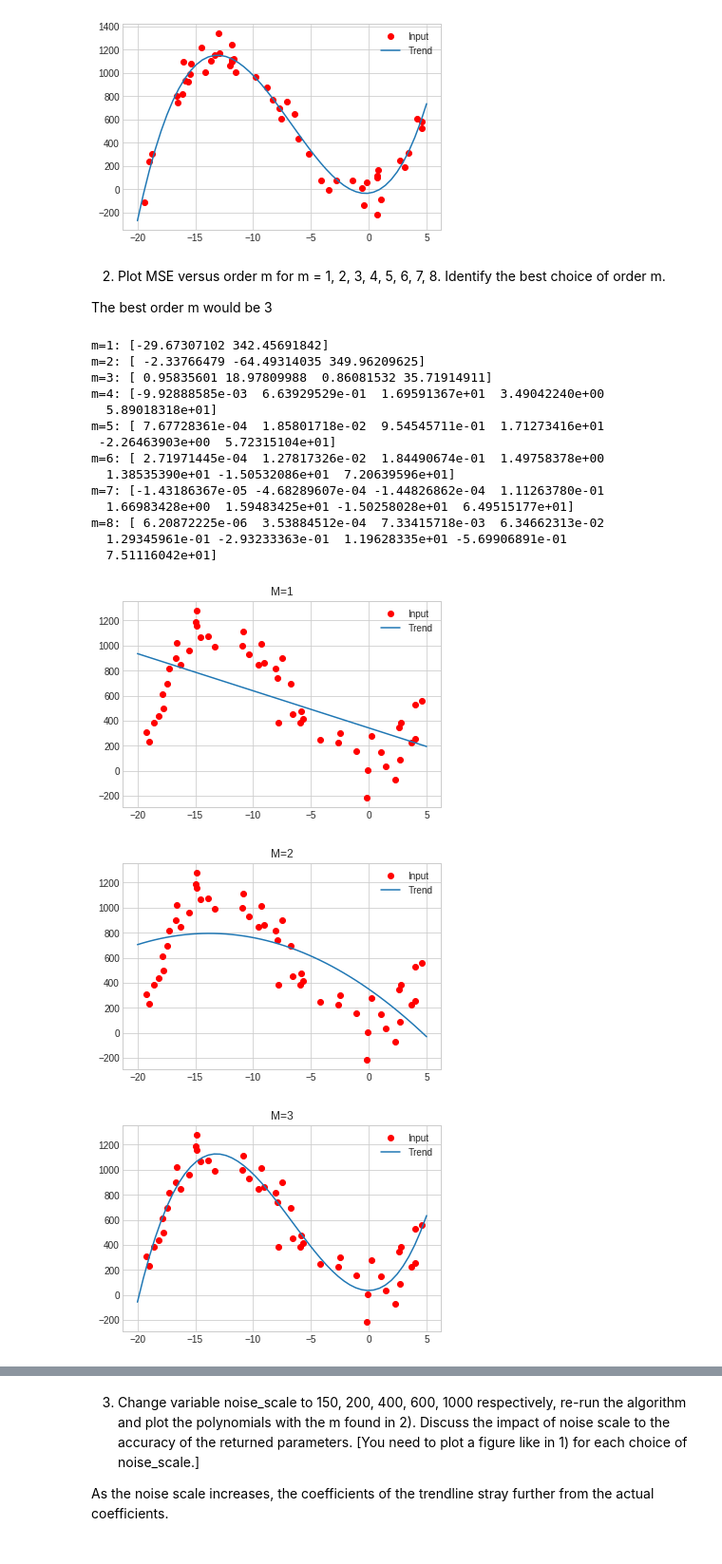
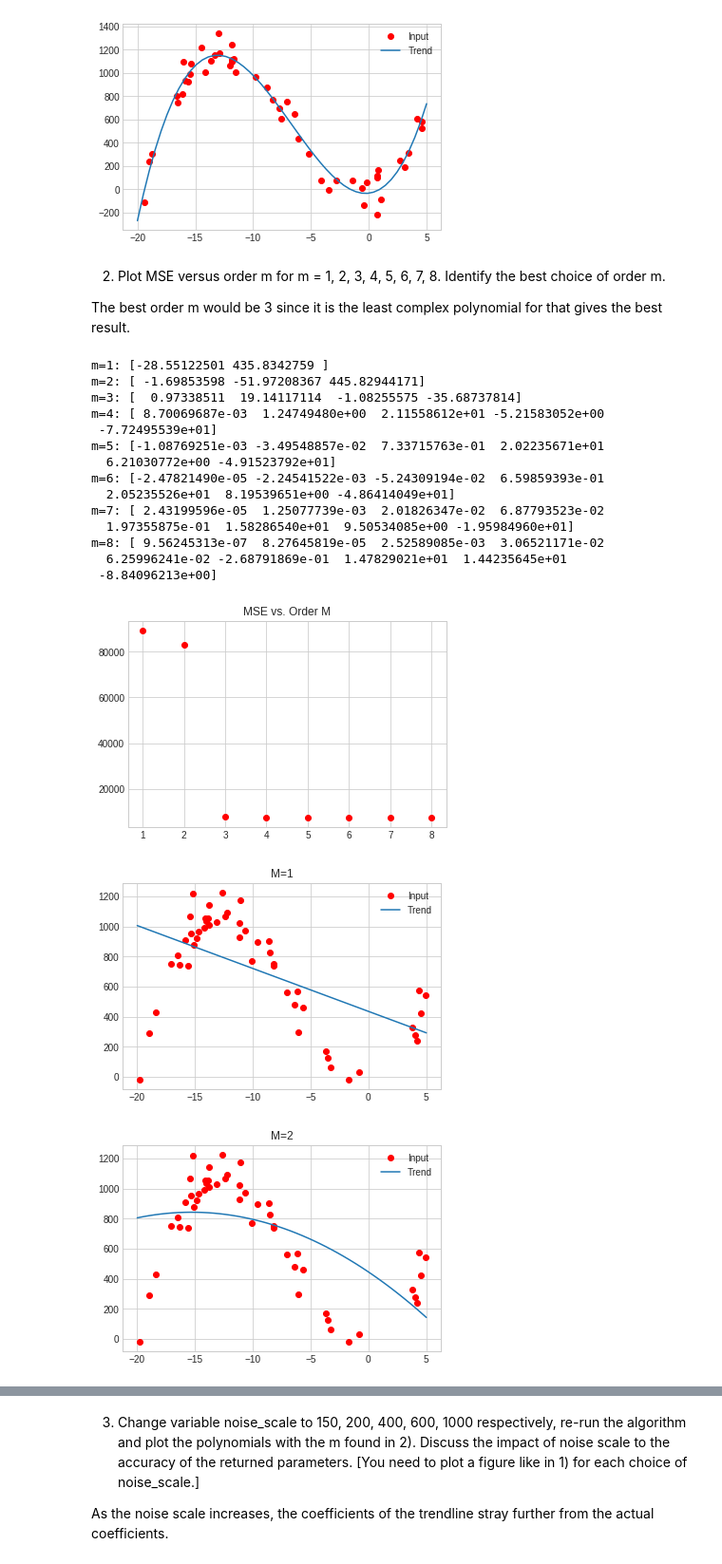
Before and after one commit to zildj/CPE695-Applied-Machine-Learning, a Jupyter notebook: HW1.ipynb, the cells around one changed output, grey strips where cells are left out. Shown at 95% size. Saved outputs shown, nothing was run; the diff lists cells and outputs as text; code cells hidden in the pictures.

```diff
--- a/HW1.ipynb
+++ b/HW1.ipynb
@@ -30,46 +30,51 @@ plt.legend()
 # %% [markdown]
 2) Plot MSE versus order m for m = 1, 2, 3, 4, 5, 6, 7, 8. Identify the best choice of order m.
 
-The best order m would be 3
+The best order m would be 3 since it is the least complex polynomial for that gives the best result.
 # %%
 import matplotlib.pyplot as plt
 import matplotlib
 plt.style.use('seaborn-whitegrid')
 import numpy as np
 
 noise_scale = 100
 number_of_samples = 50
 x = 25*(np.random.rand(number_of_samples, 1) - 0.8)
 y = 5 * x + 20 * x**2 + 1 * x**3 + noise_scale*np.random.randn(number_of_samples, 1)
+plt.figure(0)
+plt.title(f'MSE vs. Order M')
 
 for i in range(1, 9):
   plt.figure(i)
   plt.plot(x,y,'ro', label='Input')
 
   x = x.ravel()
   y = y.ravel()
   t = np.linspace(-20,5)
 
   trend = np.polyfit(x,y,i)
   print(f'm={i}: {trend}')
   plt.plot(t, np.polyval(trend, t), label='Trend')
   plt.title(f'M={i}')
   plt.legend()
+  mse = ((y - np.polyval(trend,x))**2).mean(axis=0)
+  plt.figure(0)
+  plt.plot(i, mse, 'ro')
 # %% [output]
-m=1: [-29.67307102 342.45691842]
-m=2: [ -2.33766479 -64.49314035 349.96209625]
-m=3: [ 0.95835601 18.97809988  0.86081532 35.71914911]
-m=4: [-9.92888585e-03  6.63929529e-01  1.69591367e+01  3.49042240e+00
-  5.89018318e+01]
-m=5: [ 7.67728361e-04  1.85801718e-02  9.54545711e-01  1.71273416e+01
- -2.26463903e+00  5.72315104e+01]
-m=6: [ 2.71971445e-04  1.27817326e-02  1.84490674e-01  1.49758378e+00
-  1.38535390e+01 -1.50532086e+01  7.20639596e+01]
-m=7: [-1.43186367e-05 -4.68289607e-04 -1.44826862e-04  1.11263780e-01
-  1.66983428e+00  1.59483425e+01 -1.50258028e+01  6.49515177e+01]
-m=8: [ 6.20872225e-06  3.53884512e-04  7.33415718e-03  6.34662313e-02
-  1.29345961e-01 -2.93233363e-01  1.19628335e+01 -5.69906891e-01
-  7.51116042e+01]
+m=1: [-28.55122501 435.8342759 ]
+m=2: [ -1.69853598 -51.97208367 445.82944171]
+m=3: [  0.97338511  19.14117114  -1.08255575 -35.68737814]
+m=4: [ 8.70069687e-03  1.24749480e+00  2.11558612e+01 -5.21583052e+00
+ -7.72495539e+01]
+m=5: [-1.08769251e-03 -3.49548857e-02  7.33715763e-01  2.02235671e+01
+  6.21030772e+00 -4.91523792e+01]
+m=6: [-2.47821490e-05 -2.24541522e-03 -5.24309194e-02  6.59859393e-01
+  2.05235526e+01  8.19539651e+00 -4.86414049e+01]
+m=7: [ 2.43199596e-05  1.25077739e-03  2.01826347e-02  6.87793523e-02
+  1.97355875e-01  1.58286540e+01  9.50534085e+00 -1.95984960e+01]
+m=8: [ 9.56245313e-07  8.27645819e-05  2.52589085e-03  3.06521171e-02
+  6.25996241e-02 -2.68791869e-01  1.47829021e+01  1.44235645e+01
+ -8.84096213e+00]
-[figure, old version]
+[figure, new version]
-[figure, old version]
+[figure, new version]
-[figure, old version]
+[figure, new version]
```
Also changed, not shown: parts of 3 cells of this notebook.
